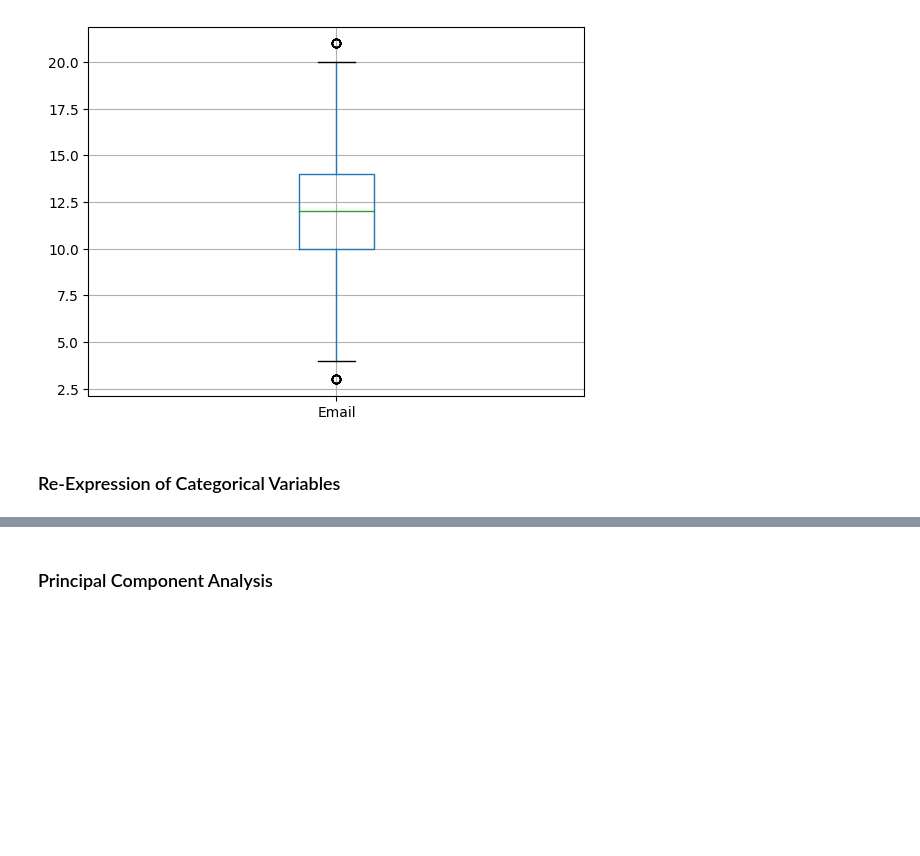
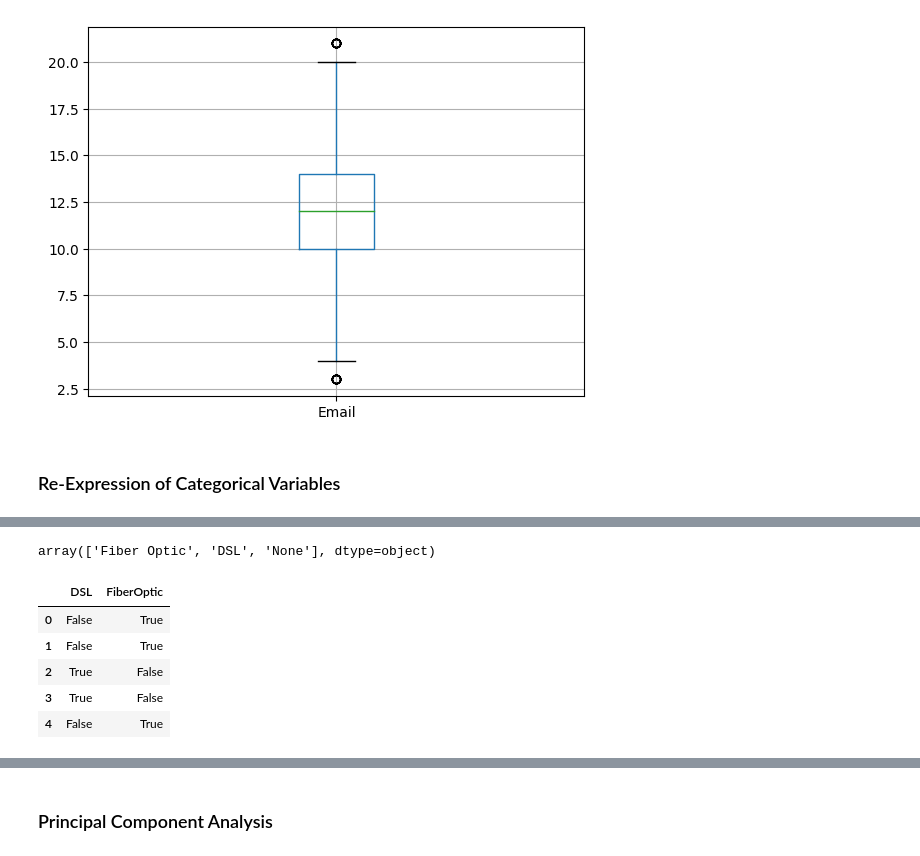
Before and after one commit to sjo1403/churn_data_cleaning, a Jupyter notebook: D206 Data Cleaning.ipynb, the cells around one changed output, grey strips where cells are left out. Cells and saved outputs as stored; diff of their text form; code cells hidden in the pictures; blank space fills up the shorter version.

```diff
--- a/D206 Data Cleaning.ipynb
+++ b/D206 Data Cleaning.ipynb
@@ -479,0 +655,21 @@ df[['Email']].boxplot()
+# %%
+# return unique values from InternetService variable
+# will be used to perform one-hot encoding
+
+df['InternetService'].unique()
+# %% [output]
+array(['Fiber Optic', 'DSL', 'None'], dtype=object)
+# %%
+# create new columns (FiberOptic & DSL) to perform one-hot encoding
+
+df['DSL'] = df['InternetService'].str.contains('DSL')
+df['FiberOptic'] = df['InternetService'].str.contains('Fiber Optic')
+df.drop(columns='InternetService')
+df[['DSL', 'FiberOptic']].head()
+# %% [output]
+|  | DSL | FiberOptic |
+| 0 | False | True |
+| 1 | False | True |
+| 2 | True | False |
+| 3 | True | False |
+| 4 | False | True |
```
Also changed, not shown: parts of 10 cells of this notebook.
